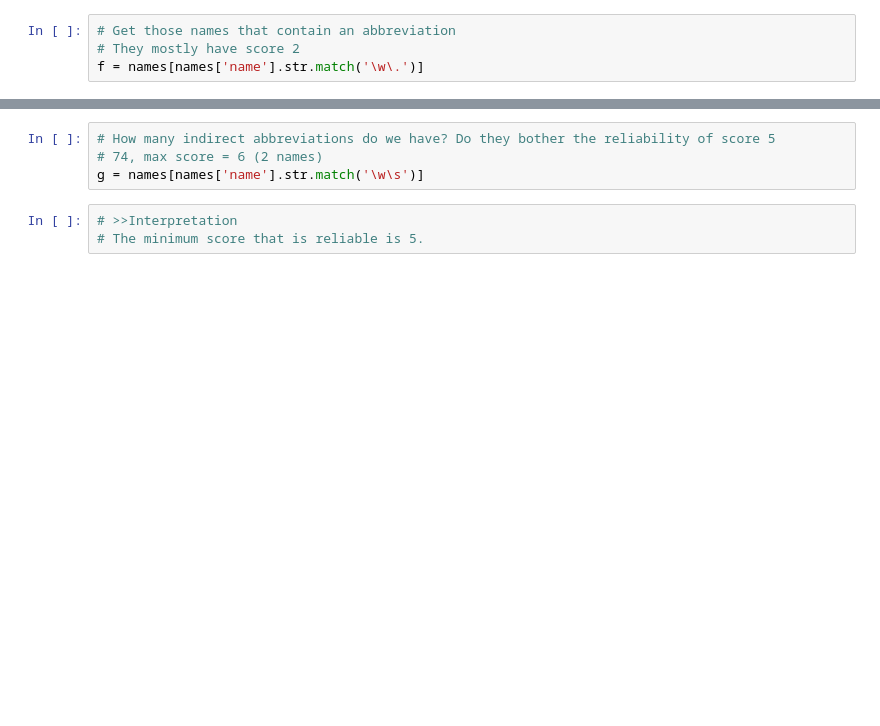
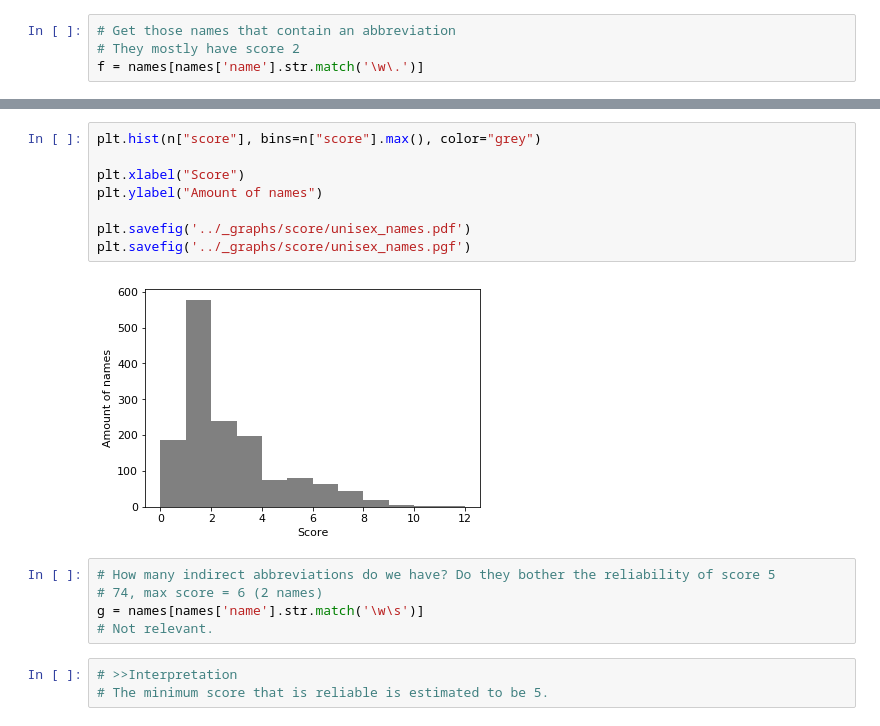
Before and after one commit to LiFaytheGoblin/Gender-Equality-in-CS-Publications, a Jupyter notebook: 01_DataGatheringAndCleaning/04_MinimumReliableScore.ipynb, the cells around one changed output, grey strips where cells are left out. Saved outputs shown, nothing was run; the diff lists cells and outputs as text; blank space fills up the shorter version.

```diff
--- a/01_DataGatheringAndCleaning/04_MinimumReliableScore.ipynb
+++ b/01_DataGatheringAndCleaning/04_MinimumReliableScore.ipynb
@@ -45,7 +190,18 @@ f[f['score']>5]
+# %%
+plt.hist(n["score"], bins=n["score"].max(), color="grey")
+
+plt.xlabel("Score")
+plt.ylabel("Amount of names")
+
+plt.savefig('../_graphs/score/unisex_names.pdf')
+plt.savefig('../_graphs/score/unisex_names.pgf')
+# %% [output]
+[figure, added]
 # %%
 # How many indirect abbreviations do we have? Do they bother the reliability of score 5
 # 74, max score = 6 (2 names)
 g = names[names['name'].str.match('\w\s')]
+# Not relevant.
 # %%
 # >>Interpretation
-# The minimum score that is reliable is 5.
+# The minimum score that is reliable is estimated to be 5.
```
Also changed, not shown: parts of 19 cells of this notebook.
